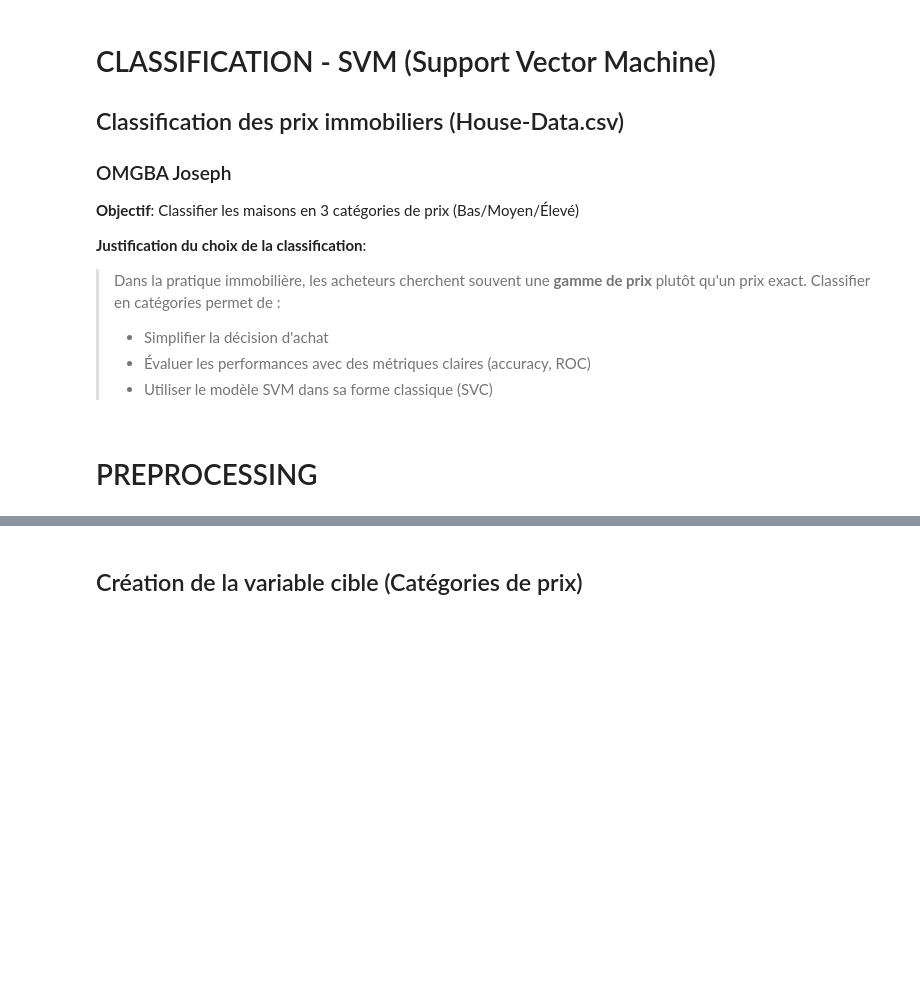
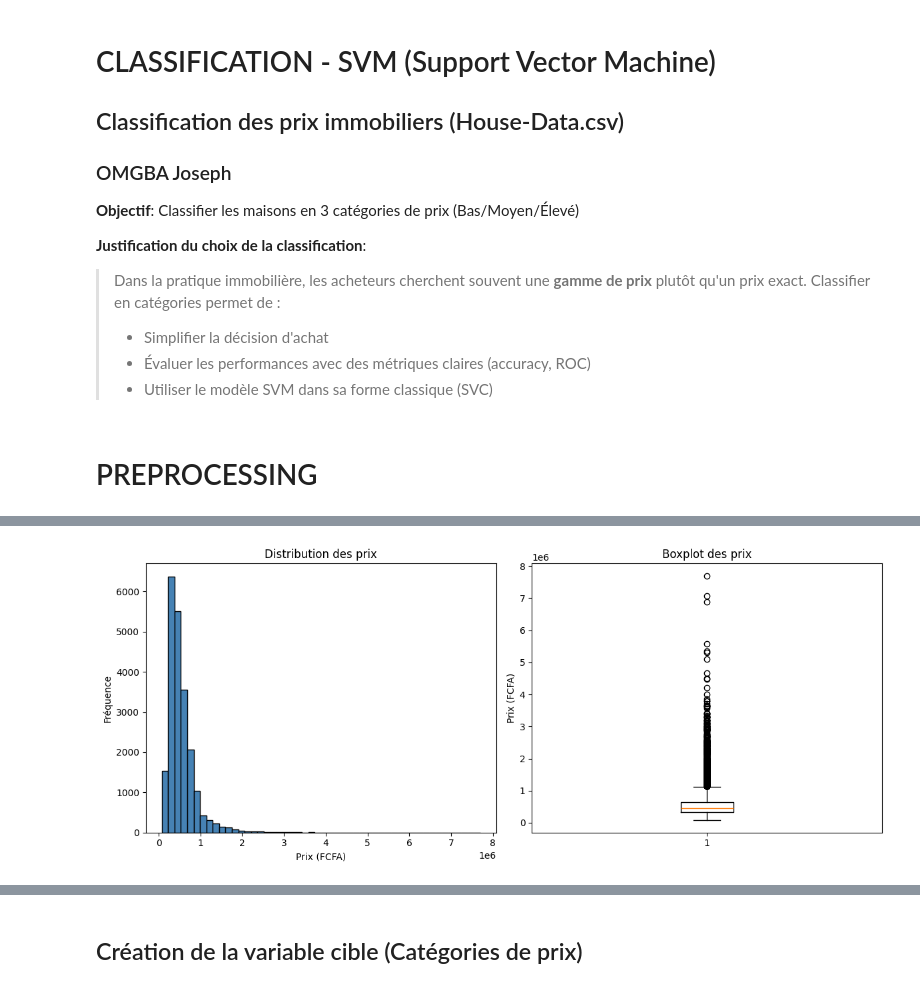
Before and after one commit to evradchris0-tech/Projet-de-ML, a Jupyter notebook: House_Price_SVM.ipynb, the cells around one changed output, grey strips where cells are left out. Drawn from its saved outputs; the diff is of its cells as text; code cells hidden in the pictures; blank space fills up the shorter version.

```diff
--- a/House_Price_SVM.ipynb
+++ b/House_Price_SVM.ipynb
@@ -60,20 +111,22 @@ data.describe()
 # %%
 # Distribution des prix
 plt.figure(figsize=(12, 5))
 
 plt.subplot(1, 2, 1)
 plt.hist(data['price'], bins=50, color='steelblue', edgecolor='black')
 plt.title('Distribution des prix')
-plt.xlabel('Prix ($)')
+plt.xlabel('Prix (FCFA)')
 plt.ylabel('Fréquence')
 
 plt.subplot(1, 2, 2)
 plt.boxplot(data['price'])
 plt.title('Boxplot des prix')
-plt.ylabel('Prix ($)')
+plt.ylabel('Prix (FCFA)')
 
 plt.tight_layout()
 plt.show()
+# %% [output]
+[figure, added]
 # %%
 # Matrice de corrélation
 plt.figure(figsize=(14, 10))
```
Also changed, not shown: parts of 28 cells of this notebook, 3 other files.
